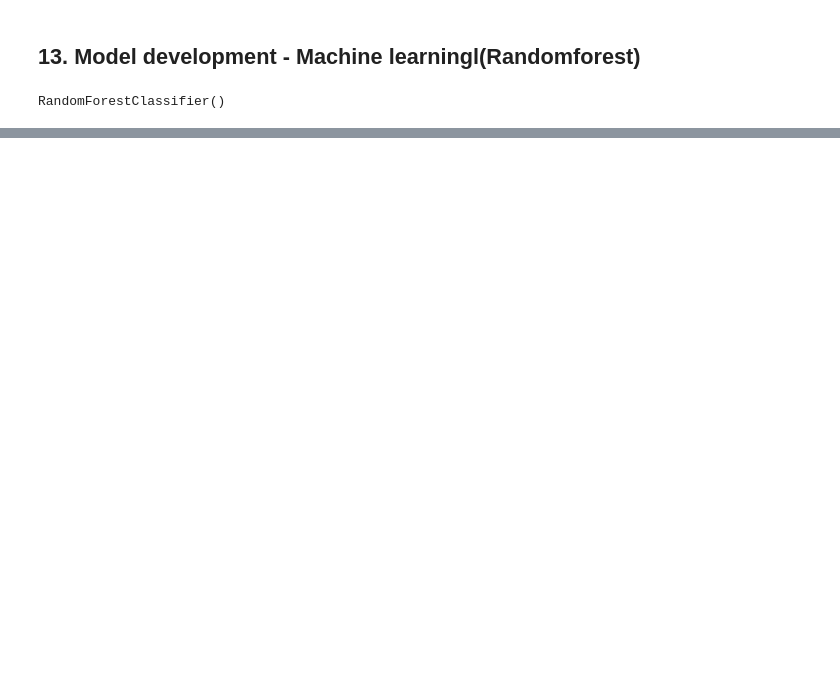
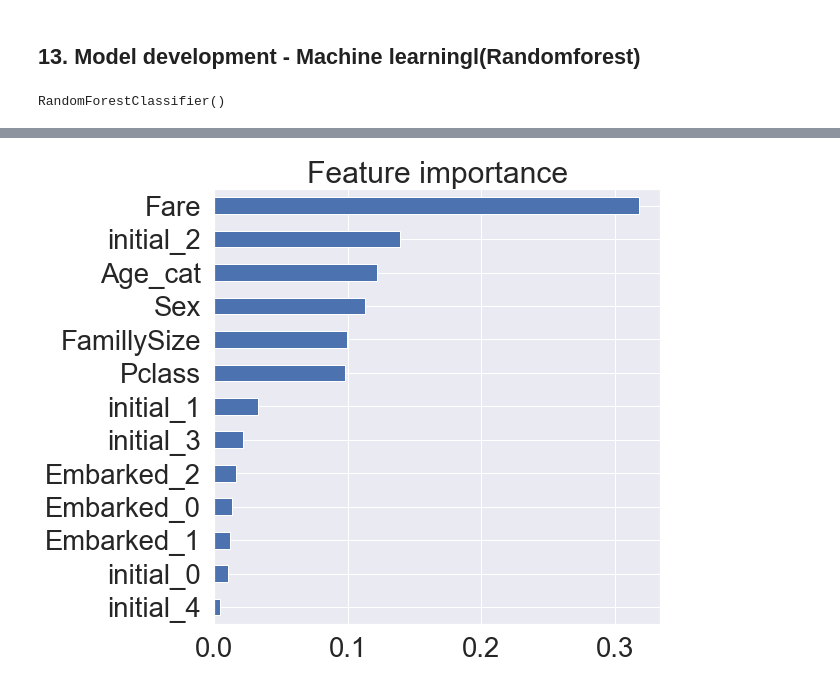
Before and after one commit to sunny191019/be_ginning, a Jupyter notebook: 데이터EDA_study/My_first_EDA_for_Taitanic.ipynb, the cells around one changed output, grey strips where cells are left out. Drawn from its saved outputs; the diff is of its cells as text; code cells hidden in the pictures; blank space fills up the shorter version.

```diff
--- a/데이터EDA_study/My_first_EDA_for_Taitanic.ipynb
+++ b/데이터EDA_study/My_first_EDA_for_Taitanic.ipynb
@@ -912,0 +948,2 @@ df_test.head()
+# %%
+df_test = df_test.fillna(df_test['Fare'].mean())
@@ -949,3 +1038,8 @@ ValueError: Length of passed values is 13, index implies 12.
 # %%
 plt.figure(figsize = (8, 8))
-Series_feat_imp.sort_values()
+Series_feat_imp.sort_values(ascending = True).plot.barh()
+plt.title('Feature importance')
+#plt.ylabel('Feature')
+plt.show()
+# %% [output]
+[figure, added]
```
Also changed, not shown: parts of 26 cells of this notebook, 2 other files.
